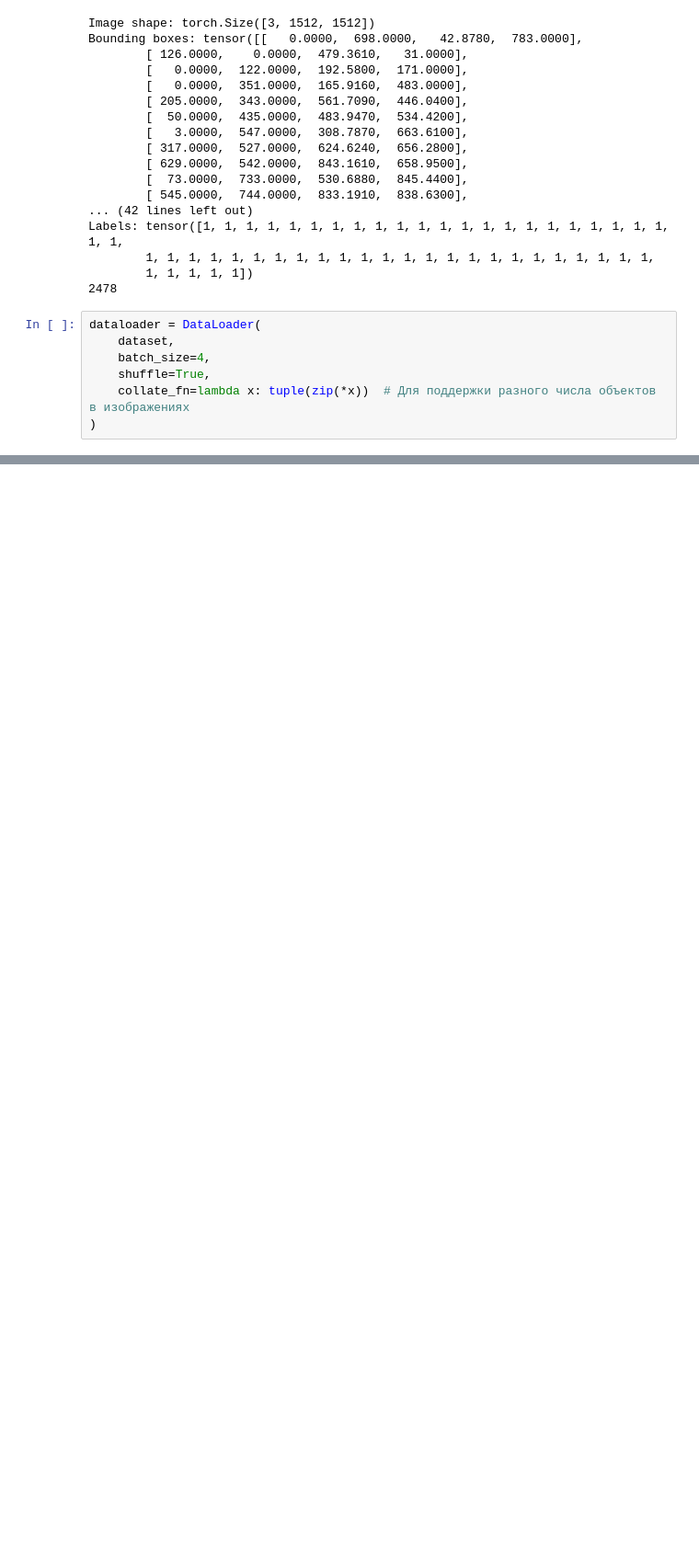
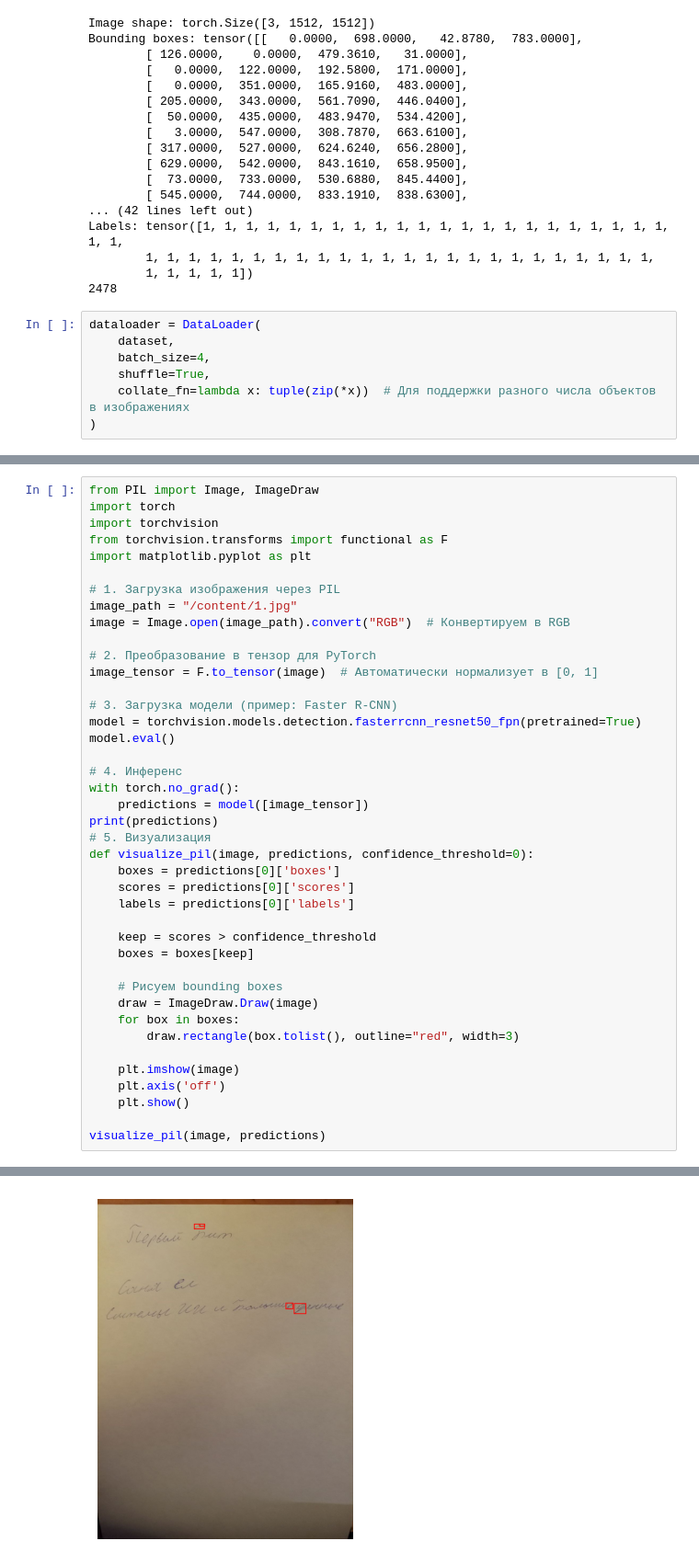
Before and after one commit to vsham05/Detection-OCR-HandwritingModel, a Jupyter notebook: ПервыйБИТ_практика.ipynb, the cells around one changed output, grey strips where cells are left out. Shown at 92% size. Cells and saved outputs as stored; diff of their text form; blank space fills up the shorter version.

```diff
--- a/ПервыйБИТ_практика.ipynb
+++ b/ПервыйБИТ_практика.ipynb
@@ -307,0 +350,42 @@ Epoch 9, Loss: 0.6657748222351074
+# %%
+from PIL import Image, ImageDraw
+import torch
+import torchvision
+from torchvision.transforms import functional as F
+import matplotlib.pyplot as plt
+
+# 1. Загрузка изображения через PIL
+image_path = "/content/1.jpg"
+image = Image.open(image_path).convert("RGB")  # Конвертируем в RGB
+
+# 2. Преобразование в тензор для PyTorch
+image_tensor = F.to_tensor(image)  # Автоматически нормализует в [0, 1]
+
+# 3. Загрузка модели (пример: Faster R-CNN)
+model = torchvision.models.detection.fasterrcnn_resnet50_fpn(pretrained=True)
+model.eval()
+
+# 4. Инференс
+with torch.no_grad():
+    predictions = model([image_tensor])
+print(predictions)
+# 5. Визуализация
+def visualize_pil(image, predictions, confidence_threshold=0):
+    boxes = predictions[0]['boxes']
+    scores = predictions[0]['scores']
+    labels = predictions[0]['labels']
+
+    keep = scores > confidence_threshold
+    boxes = boxes[keep]
+
+    # Рисуем bounding boxes
+    draw = ImageDraw.Draw(image)
+    for box in boxes:
+        draw.rectangle(box.tolist(), outline="red", width=3)
+
+    plt.imshow(image)
+    plt.axis('off')
+    plt.show()
+
+visualize_pil(image, predictions)
+# %% [output]
@@ -307,0 +396 @@ Epoch 9, Loss: 0.6657748222351074
+[figure, added]
```
Also changed, not shown: parts of 5 cells of this notebook.
